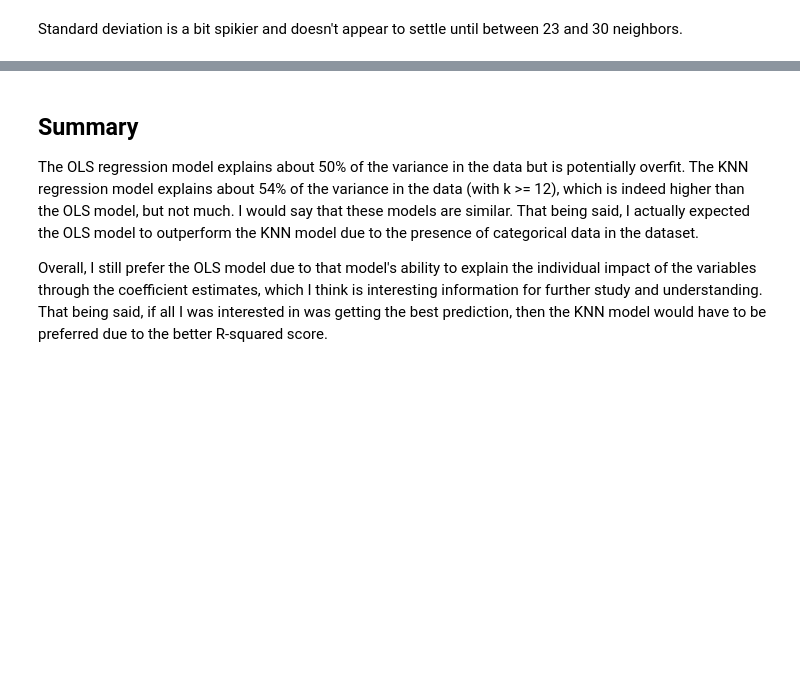
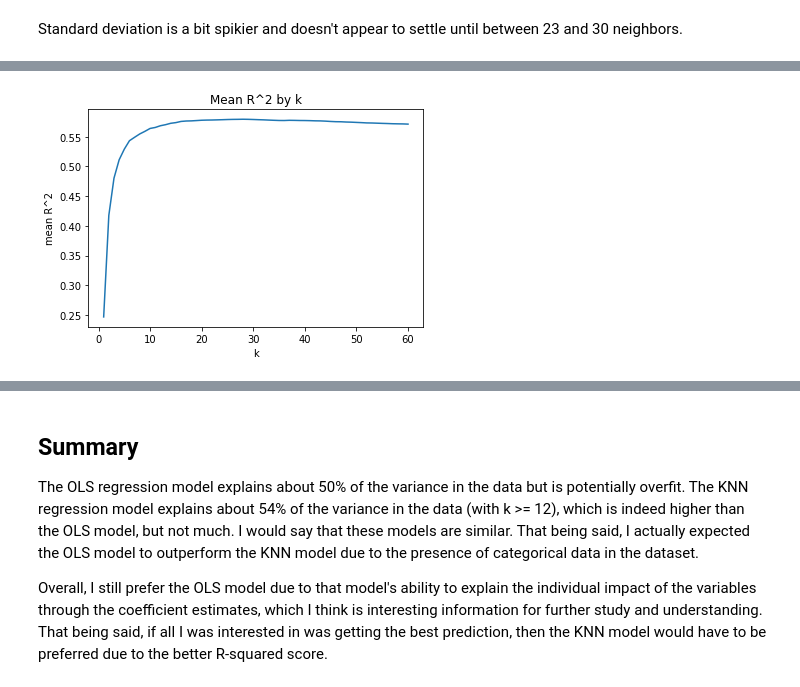
Before and after one commit to andrewboho/thinkful-data-science-bootcamp, a Jupyter notebook: bootcamp/ds_bootcamp_unit_3.1.4_challenge.ipynb, the cells around one changed output, grey strips where cells are left out. Cells and saved outputs as stored; diff of their text form; code cells hidden in the pictures; blank space fills up the shorter version.

```diff
--- a/bootcamp/ds_bootcamp_unit_3.1.4_challenge.ipynb
+++ b/bootcamp/ds_bootcamp_unit_3.1.4_challenge.ipynb
@@ -153,0 +191,3 @@ Standard deviation is a bit spikier and doesn't appear to settle until between 2
+# %%
+from sklearn import preprocessing
+features_z = preprocessing.scale(X)
@@ -153,0 +218,7 @@ Standard deviation is a bit spikier and doesn't appear to settle until between 2
+# %%
+# Try higher k's
+start_time = time.time()
+knn_results_normal = cross_val_repeat_knn(features_z, y, 10, 60, "distance")
+print(knn_results_normal)
+end_time = time.time()
+print("\n--- {:.5f} seconds ---".format(end_time - start_time))
@@ -153,0 +243,8 @@ Standard deviation is a bit spikier and doesn't appear to settle until between 2
+# %%
+plt.plot(knn_results_normal["k_num"], knn_results_normal["mean_r_squared"])
+plt.title("Mean R^2 by k")
+plt.xlabel("k")
+plt.ylabel("mean R^2")
+plt.show()
+# %% [output]
+[figure, added]
```
Also changed, not shown: parts of 19 cells of this notebook.
